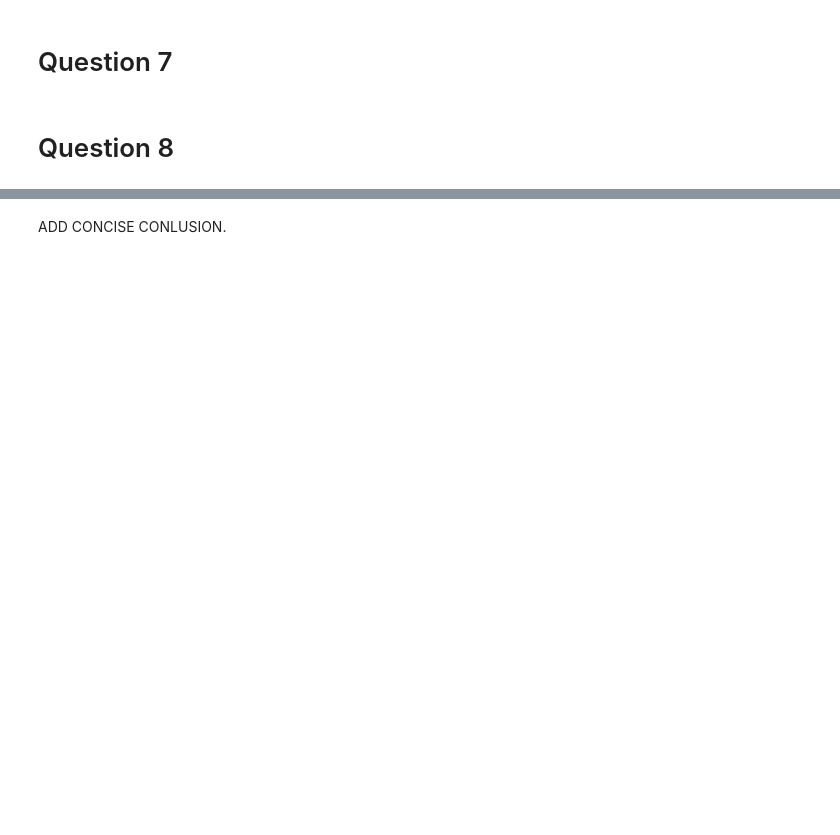
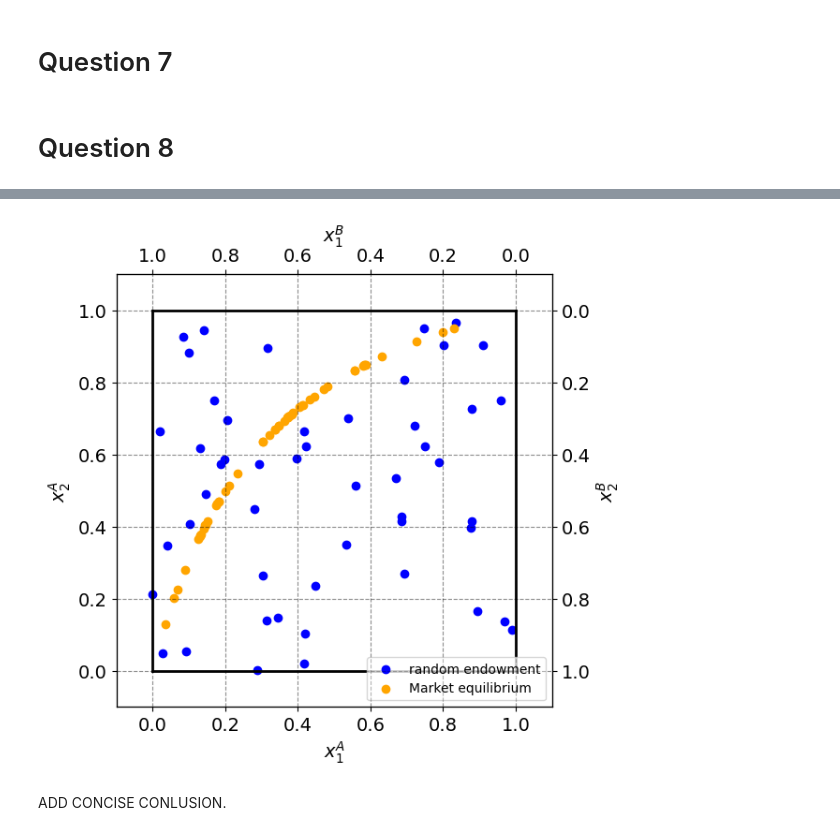
Before and after one commit to NumEconCopenhagen/projects-2024-mikkel-thomas, a Jupyter notebook: inauguralproject/inauguralproject.ipynb, the cells around one changed output, grey strips where cells are left out. Saved outputs shown, nothing was run; the diff lists cells and outputs as text; code cells hidden in the pictures; blank space fills up the shorter version.

```diff
--- a/inauguralproject/inauguralproject.ipynb
+++ b/inauguralproject/inauguralproject.ipynb
@@ -369,2 +218,9 @@ ax.legend(frameon=True)
+# %%
+n_rand = 50
+x1A_Q8, x2A_Q8 = model.random_endowments(n_rand, seed = 1)
+# %%
+model.plot_Q8(x1A_Q8,x2A_Q8, w1bar, w2bar, WA1, WA2)
+# %% [output]
+[figure, added]
 # %% [markdown]
 ADD CONCISE CONLUSION.
```
Also changed, not shown: parts of 12 cells of this notebook, 1 other file.
